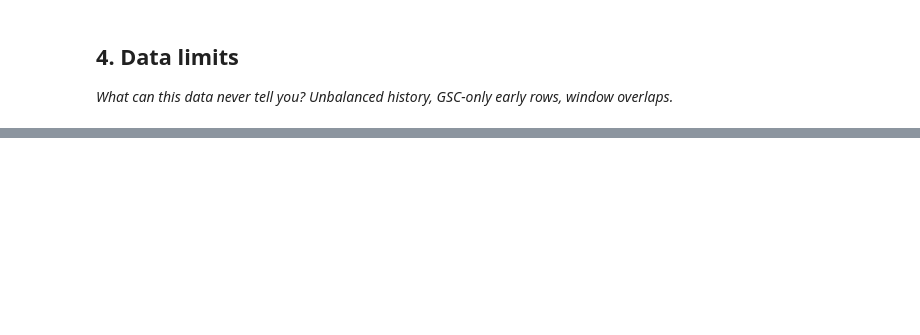
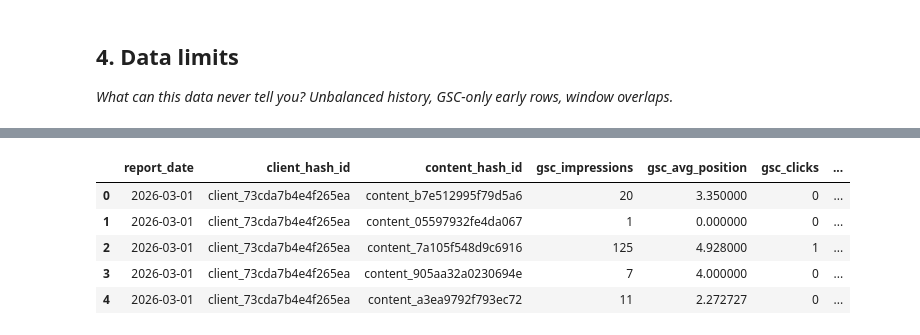
Before and after one commit to Priyaa1904/Flyrank-ML-Internship-Starter, a Jupyter notebook: work/notebooks/w03_data_contract.ipynb, the cells around one changed output, grey strips where cells are left out. Cells and saved outputs as stored; diff of their text form; code cells hidden in the pictures; blank space fills up the shorter version.

```diff
--- a/work/notebooks/w03_data_contract.ipynb
+++ b/work/notebooks/w03_data_contract.ipynb
@@ -29,0 +72,17 @@ This skeleton is yours to fill. Work the sections **in order** — each one has
+# %%
+REL = "read_parquet('hf://datasets/FlyRank/internship-warehouse/fact_content_daily_performance/month=2026-03/*.parquet')"
+
+grain_check = con.sql(f"""
+    SELECT
+        report_date,
+        client_hash_id,
+        content_hash_id,
+        COUNT(*) AS row_count
+    FROM {REL}
+    GROUP BY report_date, client_hash_id, content_hash_id
+    HAVING COUNT(*) > 1
+    LIMIT 5
+""").df()
+
+print("Duplicate grain combinations found:", len(grain_check))
+grain_check
@@ -36,0 +127,39 @@ This skeleton is yours to fill. Work the sections **in order** — each one has
+# %%
+content_rel = """
+read_parquet(
+    'hf://datasets/FlyRank/internship-warehouse/dim_content.parquet'
+)
+"""
+
+feature_frame = con.sql(f"""
+    SELECT
+        p.report_date,
+        p.client_hash_id,
+        p.content_hash_id,
+
+        p.gsc_impressions,
+        p.gsc_avg_position,
+        p.gsc_clicks,
+
+        c.word_count,
+        c.search_volume
+
+    FROM {REL} AS p
+
+    LEFT JOIN {content_rel} AS c
+        ON p.client_hash_id = c.client_hash_id
+        AND p.content_hash_id = c.content_hash_id
+
+    WHERE p.gsc_data_available IS TRUE
+
+    LIMIT 1000
+""").df()
+
+feature_frame.head()
+# %% [output]
+|  | report_date | client_hash_id | content_hash_id | gsc_impressions | gsc_avg_position | gsc_clicks | ... |
+| 0 | 2026-03-01 | client_73cda7b4e4f265ea | content_b7e512995f79d5a6 | 20 | 3.350000 | 0 | ... |
+| 1 | 2026-03-01 | client_73cda7b4e4f265ea | content_05597932fe4da067 | 1 | 0.000000 | 0 | ... |
+| 2 | 2026-03-01 | client_73cda7b4e4f265ea | content_7a105f548d9c6916 | 125 | 4.928000 | 1 | ... |
+| 3 | 2026-03-01 | client_73cda7b4e4f265ea | content_905aa32a0230694e | 7 | 4.000000 | 0 | ... |
+| 4 | 2026-03-01 | client_73cda7b4e4f265ea | content_a3ea9792f793ec72 | 11 | 2.272727 | 0 | ... |
```
Also changed, not shown: parts of 21 cells of this notebook.
